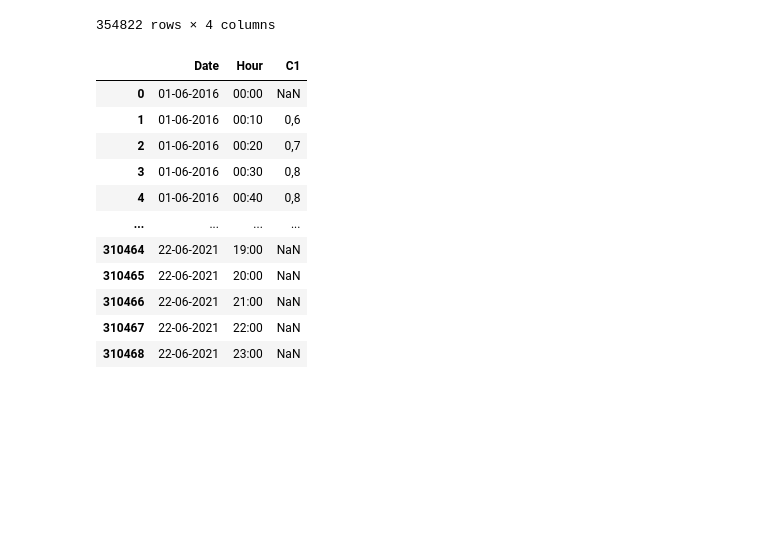
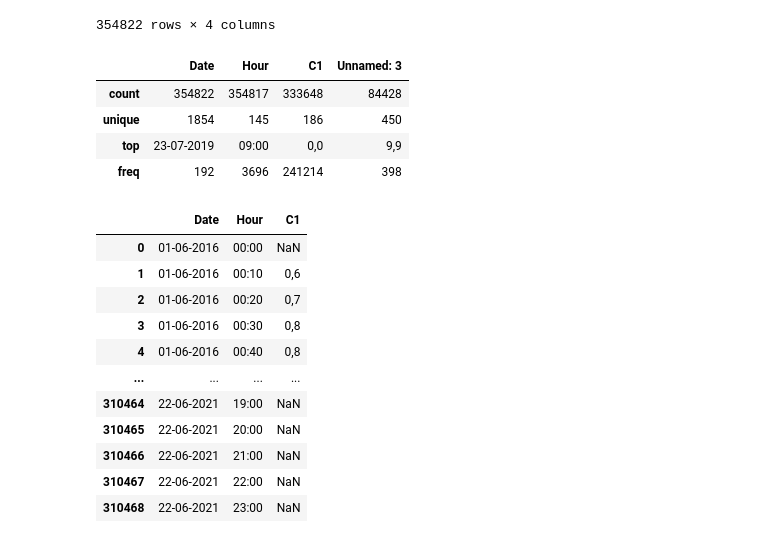
Before and after one commit to fernandeslouro/wdl, a Jupyter notebook: finals/eda.ipynb, the cells around one changed output. Saved outputs shown, nothing was run; the diff lists cells and outputs as text; code cells hidden in the pictures; blank space fills up the shorter version.

```diff
--- a/finals/eda.ipynb
+++ b/finals/eda.ipynb
@@ -189,6 +217,14 @@ weather_1
 | 354820 | 22-06-2021 | 23:00 | NaN | 16,8 |
 | 354821 | 22-06-2021 | 23:30 | 0,35 | 16,9 |
 354822 rows × 4 columns
+# %%
+weather_1.describe()
+# %% [output]
+|  | Date | Hour | C1 | Unnamed: 3 |
+| count | 354822 | 354817 | 333648 | 84428 |
+| unique | 1854 | 145 | 186 | 450 |
+| top | 23-07-2019 | 09:00 | 0,0 | 9,9 |
+| freq | 192 | 3696 | 241214 | 398 |
 # %%
 weather_2
 # %% [output]
```
Also changed, not shown: parts of 10 cells of this notebook, 22 other files.
